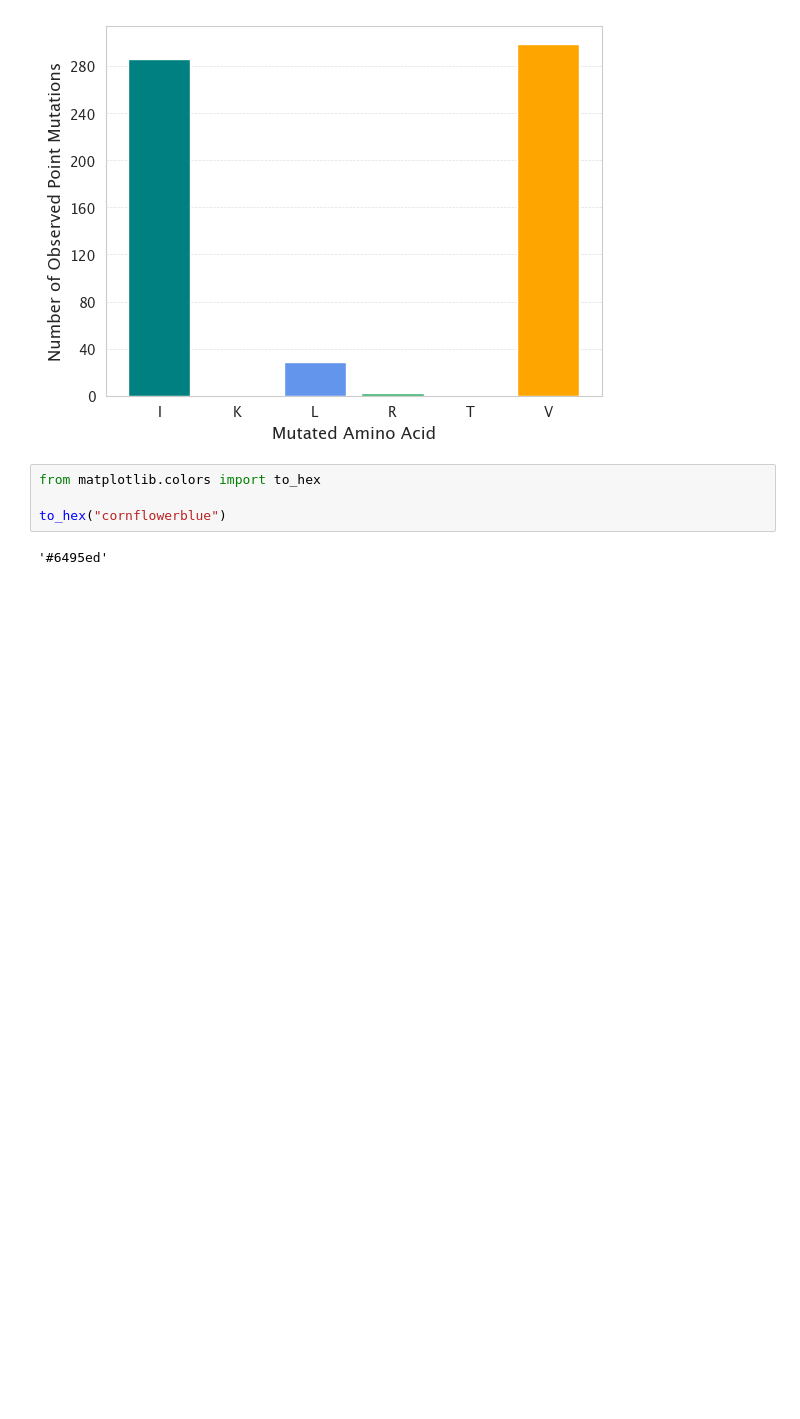
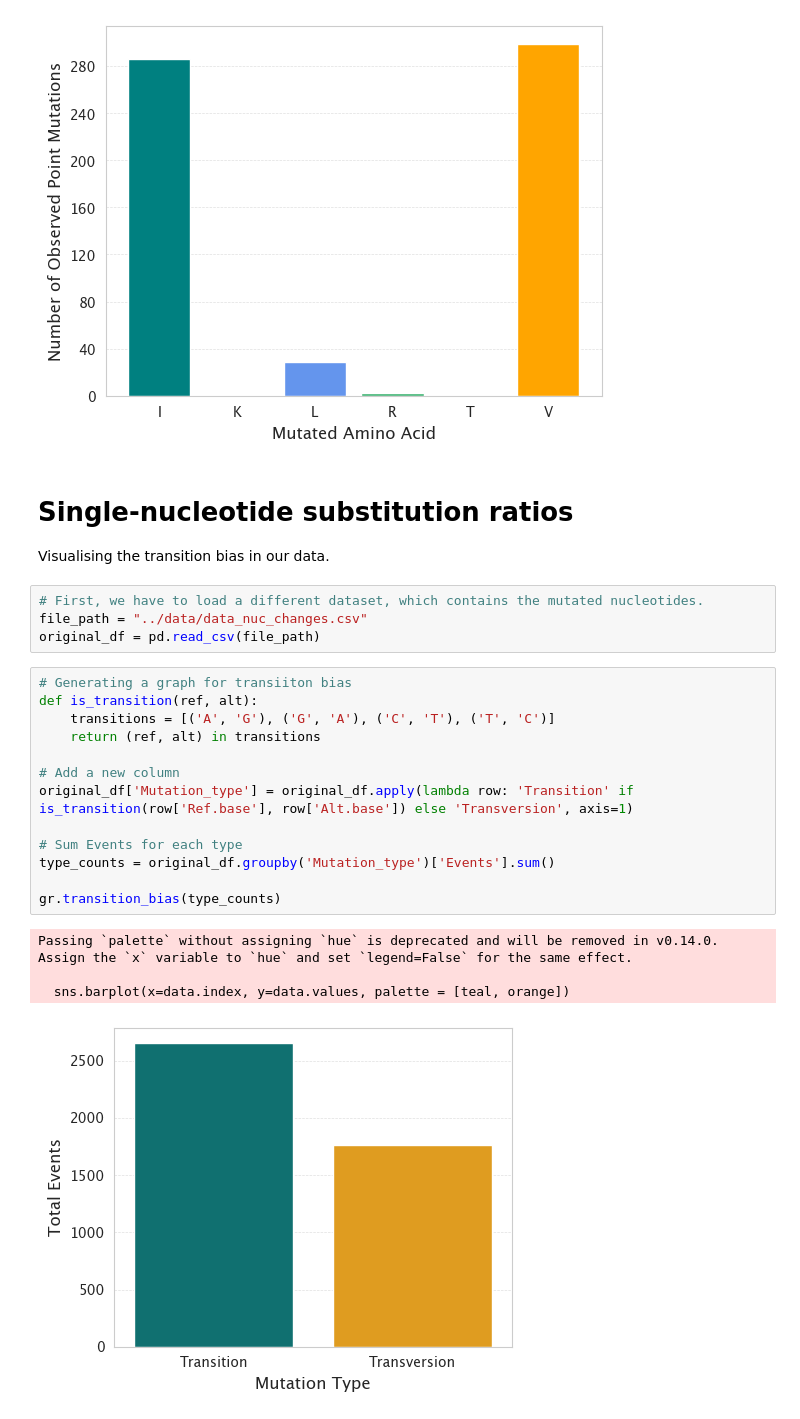
Before and after one commit to jaskovab/mutation-bias-thesis, a Jupyter notebook: code/baka-genetic-code.ipynb, the cells around one changed output. Cells and saved outputs as stored; diff of their text form; blank space fills up the shorter version.

```diff
--- a/code/baka-genetic-code.ipynb
+++ b/code/baka-genetic-code.ipynb
@@ -391,9 +355,29 @@ sorted(dt.get_mutation_ratios(possible_mutations, "AUG").items())
 gr.histogram_codon(data, "AUG")
 # %% [output]
 [figure]
-# %%
-from matplotlib.colors import to_hex
-
-to_hex("cornflowerblue")
-# %% [output]
-'#6495ed'
+# %% [markdown]
+# Single-nucleotide substitution ratios
+
+Visualising the transition bias in our data.
+# %%
+# First, we have to load a different dataset, which contains the mutated nucleotides.
+file_path = "../data/data_nuc_changes.csv"
+original_df = pd.read_csv(file_path)
+# %%
+# Generating a graph for transiiton bias
+def is_transition(ref, alt):
+    transitions = [('A', 'G'), ('G', 'A'), ('C', 'T'), ('T', 'C')]
+    return (ref, alt) in transitions
+
+# Add a new column
+original_df['Mutation_type'] = original_df.apply(lambda row: 'Transition' if is_transition(row['Ref.base'], row['Alt.base']) else 'Transversion', axis=1)
+
+# Sum Events for each type
+type_counts = original_df.groupby('Mutation_type')['Events'].sum()
+
+gr.transition_bias(type_counts)
+# %% [output]
+Passing `palette` without assigning `hue` is deprecated and will be removed in v0.14.0. Assign the `x` variable to `hue` and set `legend=False` for the same effect.
+
+  sns.barplot(x=data.index, y=data.values, palette = [teal, orange])
+[figure, added]
```
Also changed, not shown: parts of 14 cells of this notebook.
